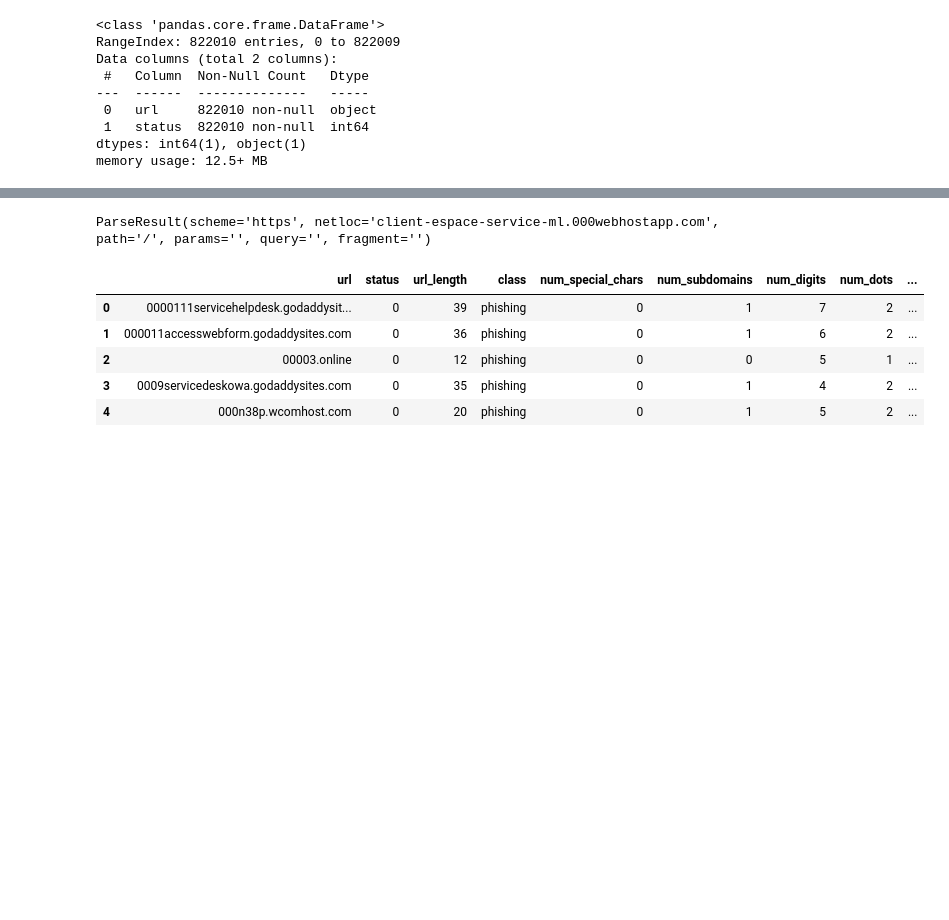
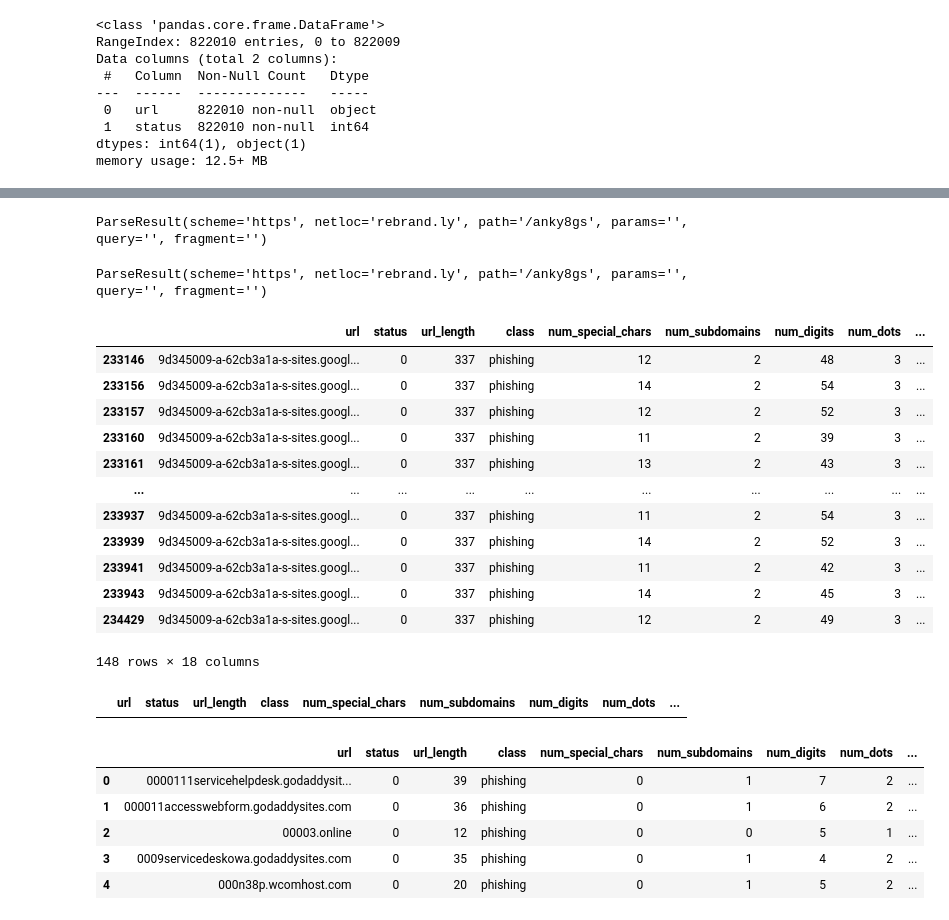
Before and after one commit to HumanClone/URL-EDA, a Jupyter notebook: EDA.ipynb, the cells around one changed output, grey strips where cells are left out. Saved outputs shown, nothing was run; the diff lists cells and outputs as text; code cells hidden in the pictures; blank space fills up the shorter version.

```diff
--- a/EDA.ipynb
+++ b/EDA.ipynb
@@ -105,7 +124,11 @@ def get_depth(url):
-# %%
-print(urlparse(data['url'].iloc[28684]))
-# %% [output]
-ParseResult(scheme='https', netloc='client-espace-service-ml.000webhostapp.com', path='/', params='', query='', fragment='')
+# %%
+
+dom=urlparse(data['url'].iloc[33805])
+print(urlparse(data['url'].iloc[33805]))
+dom
+# %% [output]
+ParseResult(scheme='https', netloc='rebrand.ly', path='/anky8gs', params='', query='', fragment='')
+ParseResult(scheme='https', netloc='rebrand.ly', path='/anky8gs', params='', query='', fragment='')
 # %%
 data['url_length'] = data['url'].apply(len)
 data['class']=data['status'].apply(lambda x:  'phishing'if x==0 else 'legitimate')
@@ -120,6 +146,26 @@ data['domain']=data['url'].apply(domain)
 data['is_IP']=data['url'].apply(is_ipAddress)
 data['is_HTTPS']=data['url'].apply(is_https)
 data['depth']=data['url'].apply(get_depth)
+# %%
+data[data['domain']=='9d345009-a-62cb3a1a-s-sites.googlegroups']
+# %% [output]
+|  | url | status | url_length | class | num_special_chars | num_subdomains | num_digits | num_dots | ... |
+| 233146 | 9d345009-a-62cb3a1a-s-sites.googl... | 0 | 337 | phishing | 12 | 2 | 48 | 3 | ... |
+| 233156 | 9d345009-a-62cb3a1a-s-sites.googl... | 0 | 337 | phishing | 14 | 2 | 54 | 3 | ... |
+| 233157 | 9d345009-a-62cb3a1a-s-sites.googl... | 0 | 337 | phishing | 12 | 2 | 52 | 3 | ... |
+| 233160 | 9d345009-a-62cb3a1a-s-sites.googl... | 0 | 337 | phishing | 11 | 2 | 39 | 3 | ... |
+| 233161 | 9d345009-a-62cb3a1a-s-sites.googl... | 0 | 337 | phishing | 13 | 2 | 43 | 3 | ... |
+| ... | ... | ... | ... | ... | ... | ... | ... | ... | ... |
+| 233937 | 9d345009-a-62cb3a1a-s-sites.googl... | 0 | 337 | phishing | 11 | 2 | 54 | 3 | ... |
+| 233939 | 9d345009-a-62cb3a1a-s-sites.googl... | 0 | 337 | phishing | 14 | 2 | 52 | 3 | ... |
+| 233941 | 9d345009-a-62cb3a1a-s-sites.googl... | 0 | 337 | phishing | 11 | 2 | 42 | 3 | ... |
+| 233943 | 9d345009-a-62cb3a1a-s-sites.googl... | 0 | 337 | phishing | 14 | 2 | 45 | 3 | ... |
+| 234429 | 9d345009-a-62cb3a1a-s-sites.googl... | 0 | 337 | phishing | 12 | 2 | 49 | 3 | ... |
+148 rows × 18 columns
+# %%
+data[data['domain']=='rebrand']
+# %% [output]
+|  | url | status | url_length | class | num_special_chars | num_subdomains | num_digits | num_dots | ... |
 # %%
 data.head()
 # %% [output]
```
Also changed, not shown: parts of 36 cells of this notebook.
